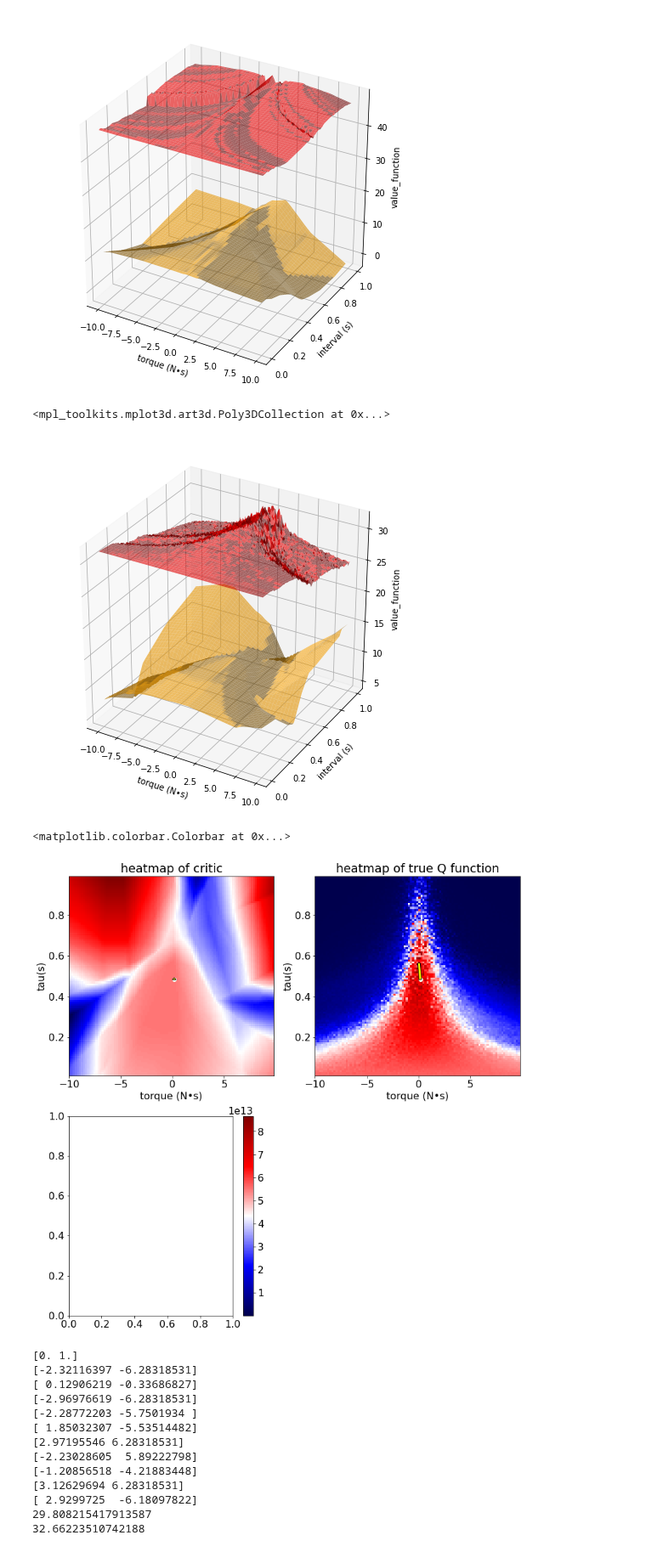
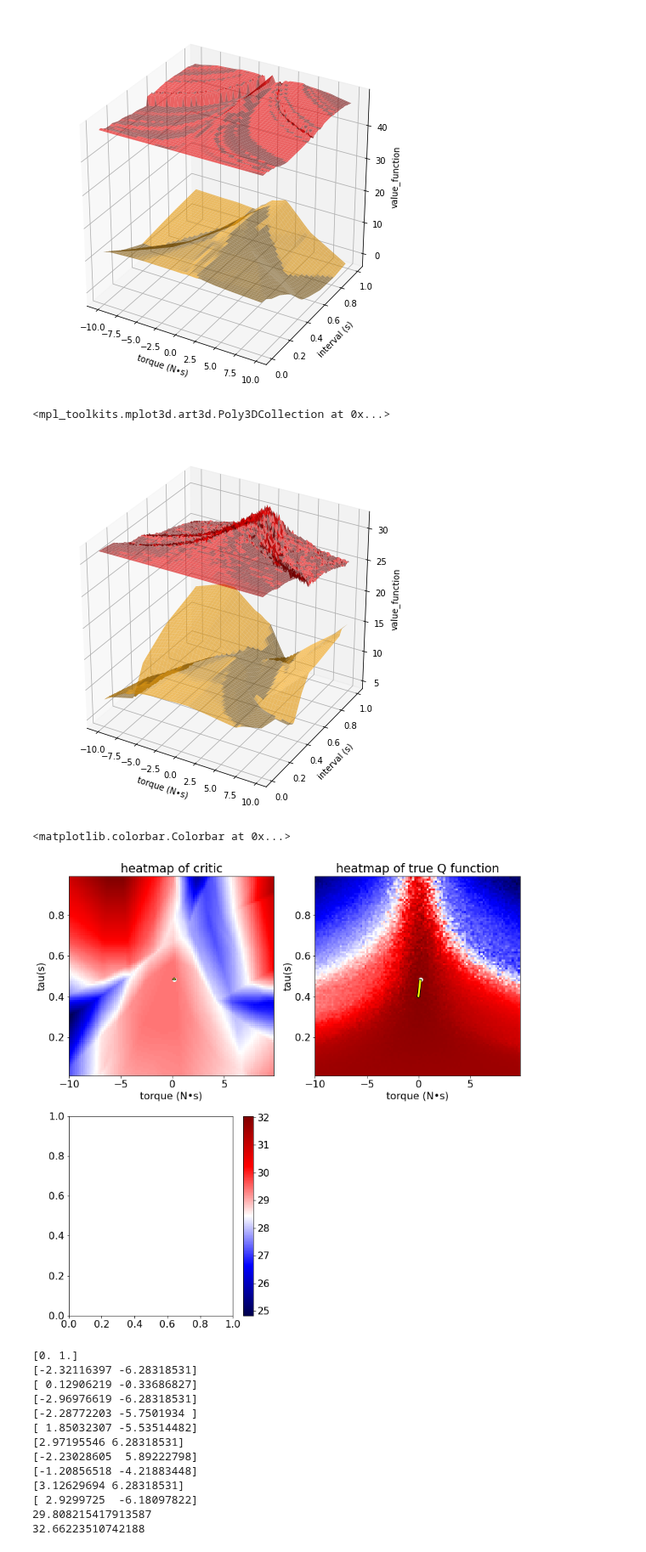
Before and after one commit to ibuki1024/eventDDPG, a Jupyter notebook: notebook/self_trigger/critic_approximation.ipynb, the cells around one changed output. Shown at 85% size. Drawn from its saved outputs; the diff is of its cells as text; code cells hidden in the pictures.

```diff
--- a/notebook/self_trigger/critic_approximation.ipynb
+++ b/notebook/self_trigger/critic_approximation.ipynb
@@ -619,6 +635,8 @@ const_state_Q = []
 const_state_Q_recurrence = []
 
 const_state = np.array([0.0, 0.0])
+
+a.actor.load_weights('./saved_agent/learned_self_noisy_actor.h5')
 
 a.critic.load_weights('./saved_agent/learned_self_noisy_critic.h5')
 for ac, t in zip(A.flatten(), T.flatten()):
@@ -649,7 +667,7 @@ ax.plot_surface(A, T, const_state_Q_recurrence, alpha=0.6, label='recurrence_for
 #plt.legend()
 # %% [output]
 <mpl_toolkits.mplot3d.art3d.Poly3DCollection at 0x...>
-[figure, old version]
+[figure, new version]
 # %%
 # heat map
 action = a.actor.predict(np.array([[[0.0,0.0]]]))[0]
@@ -660,35 +678,35 @@ im1 = ax1.pcolormesh(A, T, const_state_Q, cmap='seismic')
 ax1.scatter([action[0]], [action[1]], color='honeydew')
 am, tm = np.gradient(const_state_Q ,.2, .2)
 am, tm = am[48,50], tm[48,50]
 ax1.annotate('',
         xy=(action[0]+am, action[1]+tm), xycoords='data',
         xytext=(action[0], action[1]), textcoords='data', fontsize=0,
         arrowprops=dict(shrink=100,width=4,headwidth=6,headlength=3,
                         connectionstyle='arc3',facecolor='yellow',edgecolor='black'))
 
 ax1.set_xlabel('torque (N•s)')
 ax1.set_ylabel('tau(s)')
 ax1.set_title('heatmap of critic')
 ax2 = plt.subplot(222)
-im2 = ax2.pcolormesh(A, T, np.exp(const_state_Q_recurrence),cmap='seismic')
+im2 = ax2.pcolormesh(A, T, const_state_Q_recurrence,cmap='seismic')
 
 ax2.scatter([action[0]], [action[1]], color='honeydew')
 am, tm = np.gradient(const_state_Q_recurrence ,.2, .2)
 am, tm = am[48,50], tm[48,50]
 ax2.annotate('',
         xy=(action[0]+am, action[1]+tm), xycoords='data',
         xytext=(action[0], action[1]), textcoords='data', fontsize=0,
         arrowprops=dict(shrink=10,width=4,headwidth=6,headlength=3,
                         connectionstyle='arc3',facecolor='yellow',edgecolor='black'))
 ax2.set_xlabel('torque (N•s)')
 ax2.set_ylabel('tau(s)')
 ax2.set_title('heatmap of true Q function')
 ax3 = plt.subplot(223)
 
 plt.colorbar(im2)
 # %% [output]
 <matplotlib.colorbar.Colorbar at 0x...>
-[figure, old version]
+[figure, new version]
 # %%
 def learned_Q_noisy(state, action, agent, env, n_expectation_samples=10):
     # r(s,a) + gamma*V(s')
```
Also changed, not shown: parts of 4 cells of this notebook, 1 other file.
